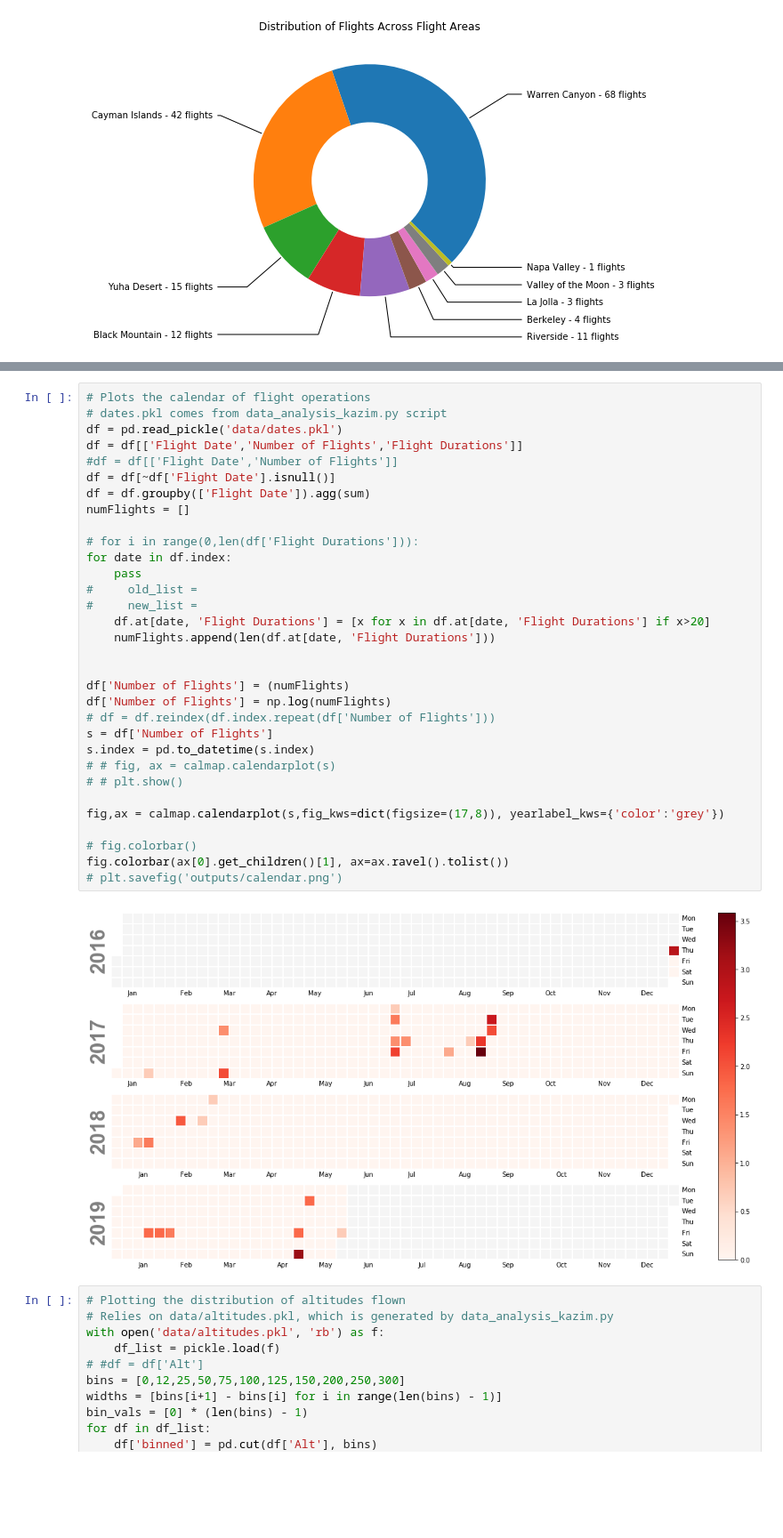
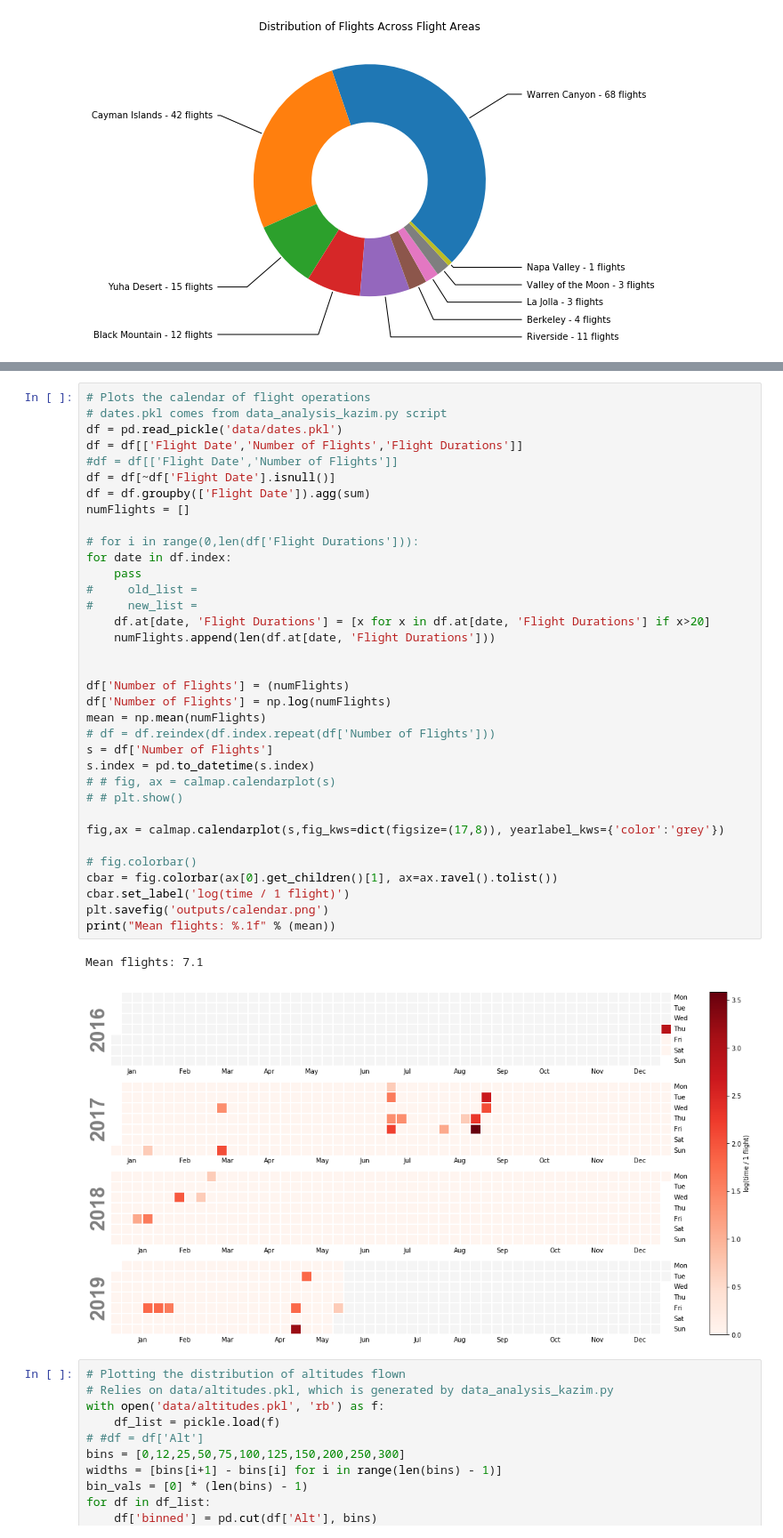
Before and after one commit to ntlhui/flight_data_analyzer, a Jupyter notebook: Flight Logs Analyzer Visualization.ipynb, the cells around one changed output, grey strips where cells are left out. Shown at 89% size. Saved outputs shown, nothing was run; the diff lists cells and outputs as text; blank space fills up the shorter version.

```diff
--- a/Flight Logs Analyzer Visualization.ipynb
+++ b/Flight Logs Analyzer Visualization.ipynb
@@ -289,36 +306,40 @@ plt.savefig('outputs/flight_times.png')
 # Plots the calendar of flight operations
 # dates.pkl comes from data_analysis_kazim.py script
 df = pd.read_pickle('data/dates.pkl')
 df = df[['Flight Date','Number of Flights','Flight Durations']]
 #df = df[['Flight Date','Number of Flights']]
 df = df[~df['Flight Date'].isnull()]
 df = df.groupby(['Flight Date']).agg(sum)
 numFlights = []
 
 # for i in range(0,len(df['Flight Durations'])):
 for date in df.index:
     pass
 #     old_list =
 #     new_list =
     df.at[date, 'Flight Durations'] = [x for x in df.at[date, 'Flight Durations'] if x>20]
     numFlights.append(len(df.at[date, 'Flight Durations']))
 
 
 df['Number of Flights'] = (numFlights)
 df['Number of Flights'] = np.log(numFlights)
+mean = np.mean(numFlights)
 # df = df.reindex(df.index.repeat(df['Number of Flights']))
 s = df['Number of Flights']
 s.index = pd.to_datetime(s.index)
 # # fig, ax = calmap.calendarplot(s)
 # # plt.show()
 
 fig,ax = calmap.calendarplot(s,fig_kws=dict(figsize=(17,8)), yearlabel_kws={'color':'grey'})
 
 # fig.colorbar()
-fig.colorbar(ax[0].get_children()[1], ax=ax.ravel().tolist())
-# plt.savefig('outputs/calendar.png')
+cbar = fig.colorbar(ax[0].get_children()[1], ax=ax.ravel().tolist())
+cbar.set_label('log(time / 1 flight)')
+plt.savefig('outputs/calendar.png')
+print("Mean flights: %.1f" % (mean))
 # %% [output]
+Mean flights: 7.1
-[figure, old version]
+[figure, new version]
 # %%
 # Plotting the distribution of altitudes flown
 # Relies on data/altitudes.pkl, which is generated by data_analysis_kazim.py
```
Also changed, not shown: parts of 6 cells of this notebook.
